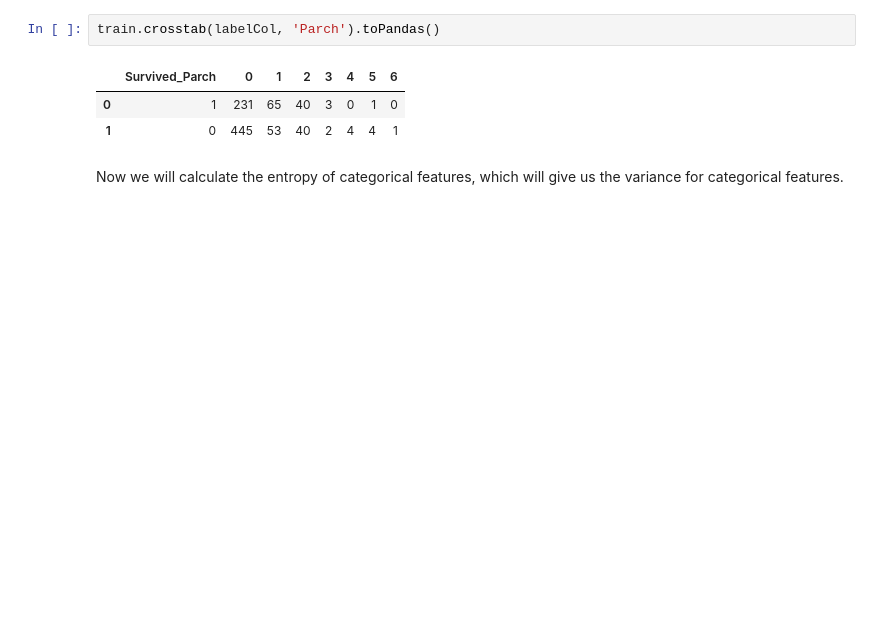
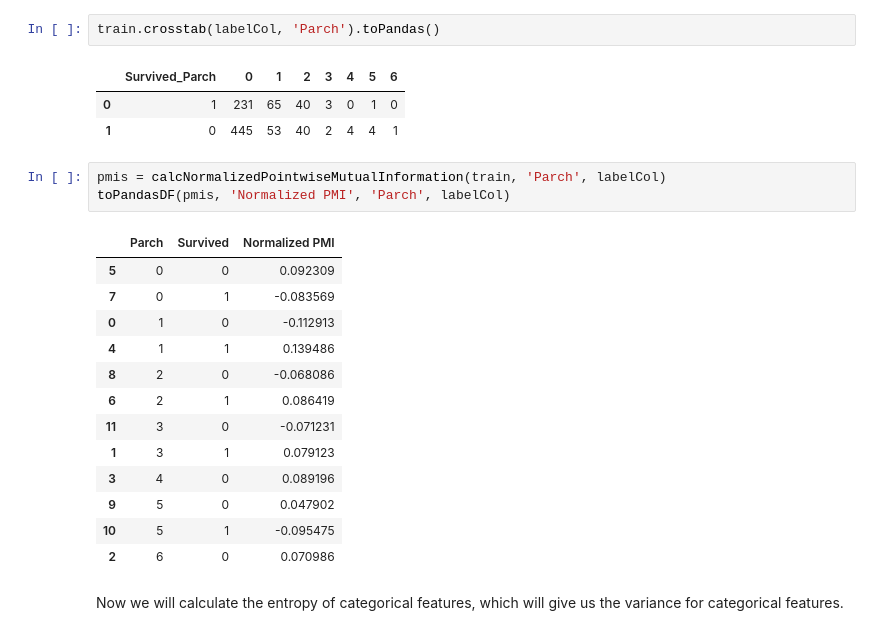
Before and after one commit to riyadparvez/pyspark-datascience, a Jupyter notebook: titanic/spark.ipynb, the cells around one changed output. Saved outputs shown, nothing was run; the diff lists cells and outputs as text; blank space fills up the shorter version.

```diff
--- a/titanic/spark.ipynb
+++ b/titanic/spark.ipynb
@@ -137,6 +176,23 @@ train.crosstab(labelCol, 'Parch').toPandas()
 |  | Survived_Parch | 0 | 1 | 2 | 3 | 4 | 5 | 6 |
 | 0 | 1 | 231 | 65 | 40 | 3 | 0 | 1 | 0 |
 | 1 | 0 | 445 | 53 | 40 | 2 | 4 | 4 | 1 |
+# %%
+pmis = calcNormalizedPointwiseMutualInformation(train, 'Parch', labelCol)
+toPandasDF(pmis, 'Normalized PMI', 'Parch', labelCol)
+# %% [output]
+|  | Parch | Survived | Normalized PMI |
+| 5 | 0 | 0 | 0.092309 |
+| 7 | 0 | 1 | -0.083569 |
+| 0 | 1 | 0 | -0.112913 |
+| 4 | 1 | 1 | 0.139486 |
+| 8 | 2 | 0 | -0.068086 |
+| 6 | 2 | 1 | 0.086419 |
+| 11 | 3 | 0 | -0.071231 |
+| 1 | 3 | 1 | 0.079123 |
+| 3 | 4 | 0 | 0.089196 |
+| 9 | 5 | 0 | 0.047902 |
+| 10 | 5 | 1 | -0.095475 |
+| 2 | 6 | 0 | 0.070986 |
 # %% [markdown]
 Now we will calculate the entropy of categorical features, which will give us the variance for categorical features.
 # %%
```
Also changed, not shown: parts of 9 cells of this notebook, 3 other files.
